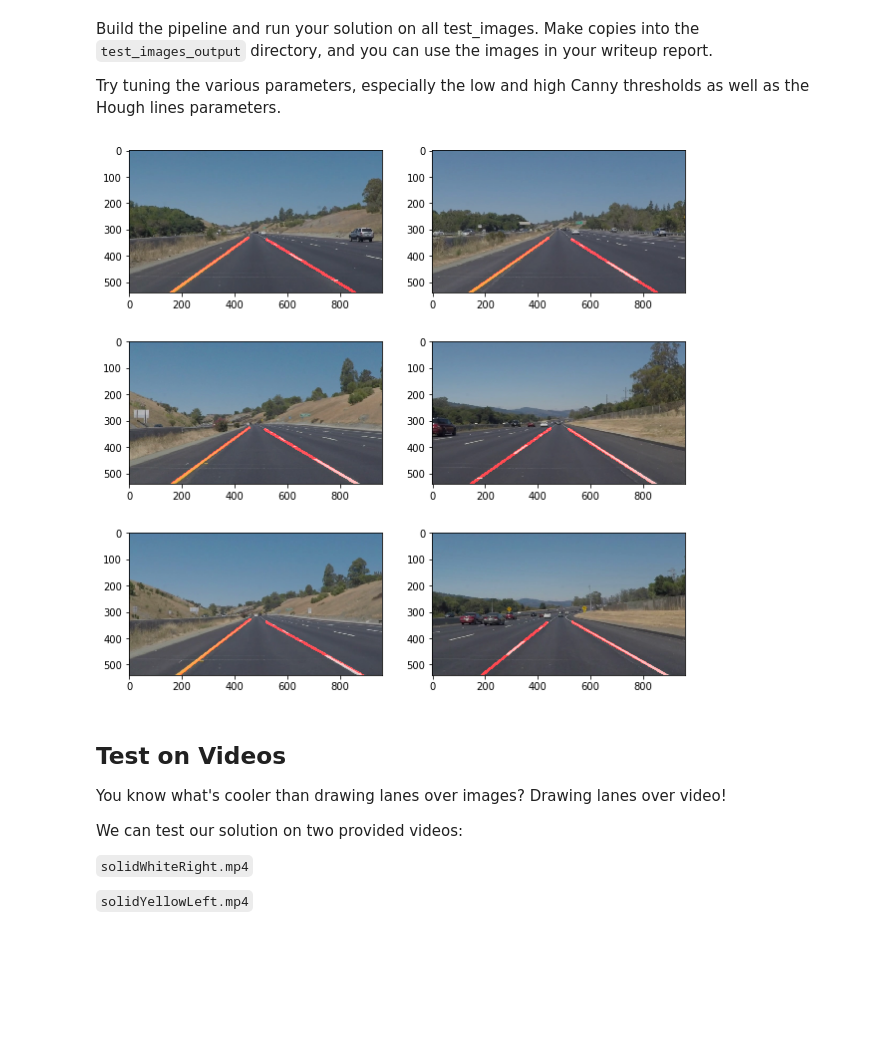
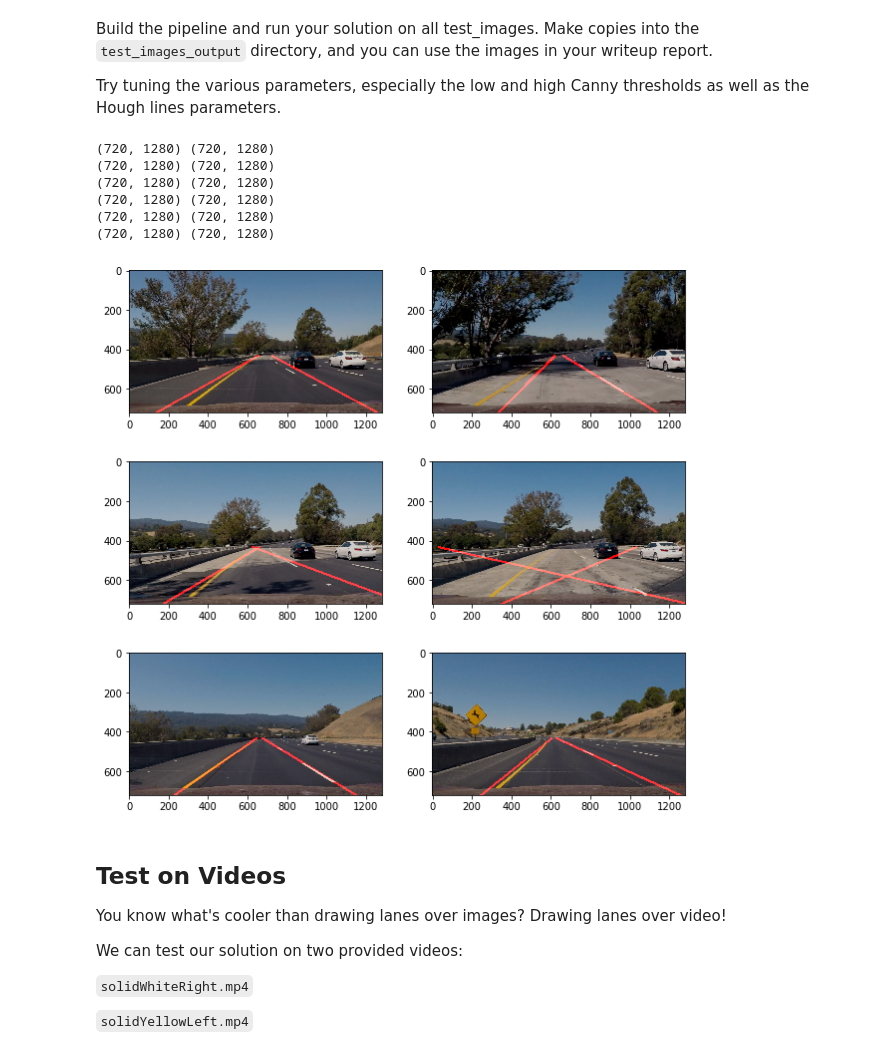
Before and after one commit to waleoyediran/finding-lane-lines-on-road, a Jupyter notebook: P1.ipynb, the cells around one changed output. Saved outputs shown, nothing was run; the diff lists cells and outputs as text; code cells hidden in the pictures; blank space fills up the shorter version.

```diff
--- a/P1.ipynb
+++ b/P1.ipynb
@@ -257,8 +292,8 @@ def get_color_threshhold_image(image):
 # TODO: Build your pipeline that will draw lane lines on the test_images
 # then save them to the test_images_output directory.
 #reading in an image
-kernel_size = 9
-low_threshold = 50
+kernel_size = 3
+low_threshold = 100
 high_threshold = 150
 
 # Hough transform parameters
@@ -266,7 +301,7 @@ rho = 1 # distance resolution in pixels of the Hough grid
 theta = np.pi/180 # angular resolution in radians of the Hough grid
 threshold = 20     # minimum number of votes (intersections in Hough grid cell)
 min_line_len = 20 #minimum number of pixels making up a line
-max_line_gap = 100    # maximum gap in pixels between connectable line segments
+max_line_gap = 300    # maximum gap in pixels between connectable line segments
 # line_image = np.copy(image)*0 # creating a blank to draw lines on
 
 test_image_directory = 'test_images_output/'
@@ -274,47 +309,62 @@ test_image_directory = 'test_images_output/'
 def lane_finder(image):
     imshape = image.shape
 
-    colour_select = get_color_threshhold_image(image)
+#     colour_select = get_color_threshhold_image(image)
+    colour_select = get_r_channel_sobel(image)
     #convert image to grayscale
     grey_image = grayscale(colour_select)
 
     # Apply a gaussian blur to the gray image
     blur_image = gaussian_blur(grey_image, kernel_size)
 
-    # apply canny edge detection
+#     # apply canny edge detection
     canny_image = canny(blur_image, low_threshold, high_threshold)
 
-    # get a masked image of the region of interest
-    vertices = np.array([[(0,imshape[0]),(470, 320), (490, 320), (imshape[1],imshape[0])]], dtype=np.int32)
+#     # get a masked image of the region of interest
+    row, col = image.shape[:2]
+    bottom_left  = [col * 0.1, row * 0.95]
+    top_left     = [col * 0.4, row * 0.6]
+    bottom_right = [col * 0.9, row * 0.95]
+    top_right    = [col * 0.6, row * 0.6]
+    # the vertices are an array of polygons (i.e array of arrays) and the data type must be integer
+    vertices = np.array([[bottom_left, top_left, top_right, bottom_right]], dtype=np.int32)
     mask_image = region_of_interest(canny_image, vertices)
 
     hough_lines_image = hough_lines(mask_image, rho, theta, threshold, min_line_len, max_line_gap)
 
     weighted_image = weighted_img(hough_lines_image, image)
 
     return weighted_image
 
 def show_and_save_images(img_list, file_name, cmap):
     rows = (len(img_list)+1)// 2
     plt.figure(figsize=(10, 10))
     for i, image in enumerate(img_list):
         plt.subplot(3, 2, i+1)
         plt.imshow(image, cmap=cmap)
 
+    plt.savefig(test_image_directory + 'test-image.png', bbox_inches='tight')
 #     plt.savefig(test_image_directory + 'output.png', bbox_inches='tight')
     plt.show()
 
 
 # plt.imshow(lane_finder(image))
 results = []
-for file in os.listdir("test_images/"):
-    input_img_path = 'test_images/' + file
+for file in os.listdir("test_images_2/"):
+    input_img_path = 'test_images_2/' + file
     image = mpimg.imread(input_img_path)
-    results.append(lane_finder(image))
+    outputs = lane_finder(image)
+    results.append(outputs)
 
 show_and_save_images(results, 'test-output.png', 'gray')
 # %% [output]
+(720, 1280) (720, 1280)
+(720, 1280) (720, 1280)
+(720, 1280) (720, 1280)
+(720, 1280) (720, 1280)
+(720, 1280) (720, 1280)
+(720, 1280) (720, 1280)
-[figure, old version]
+[figure, new version]
 # %% [markdown]
 ## Test on Videos
 
```
Also changed, not shown: parts of 5 cells of this notebook, 17 other files.
